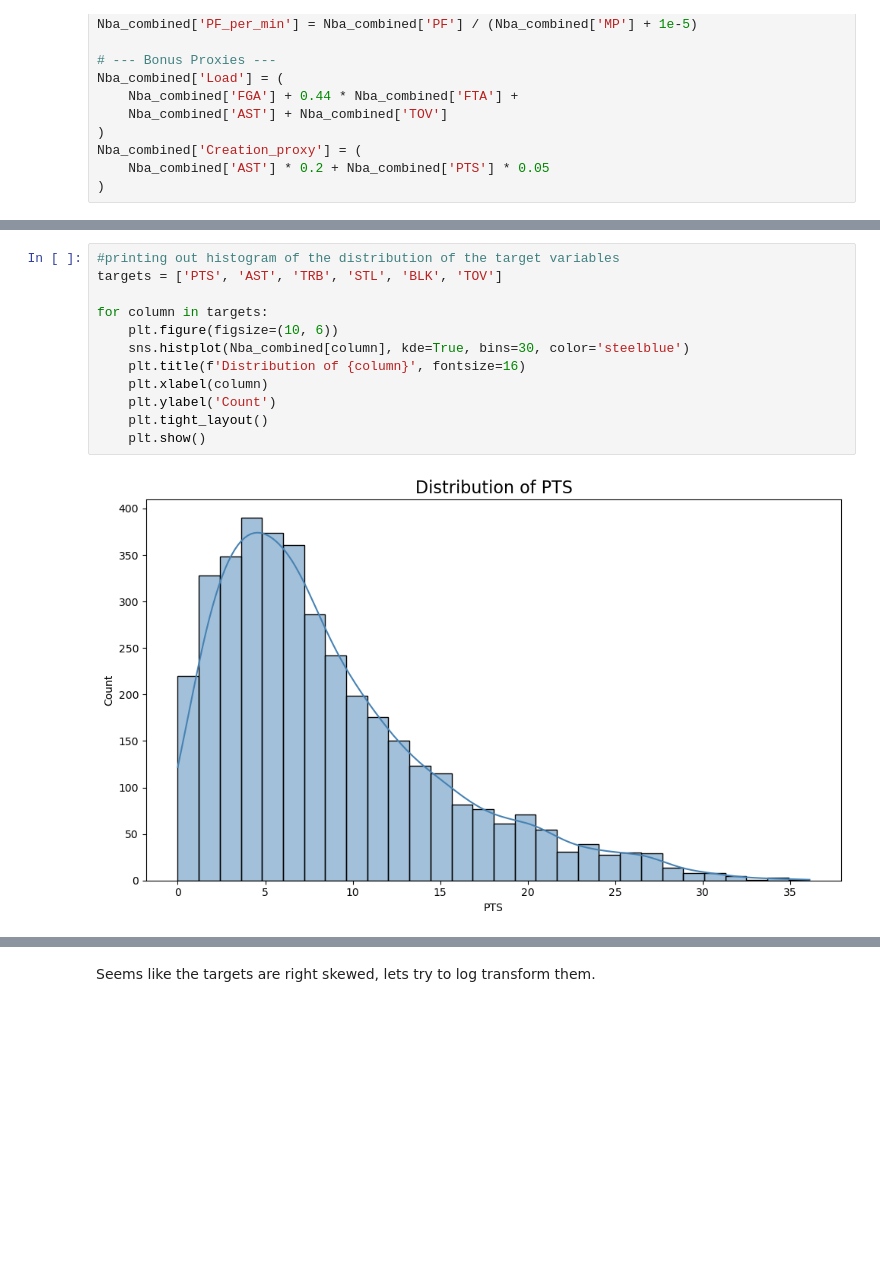
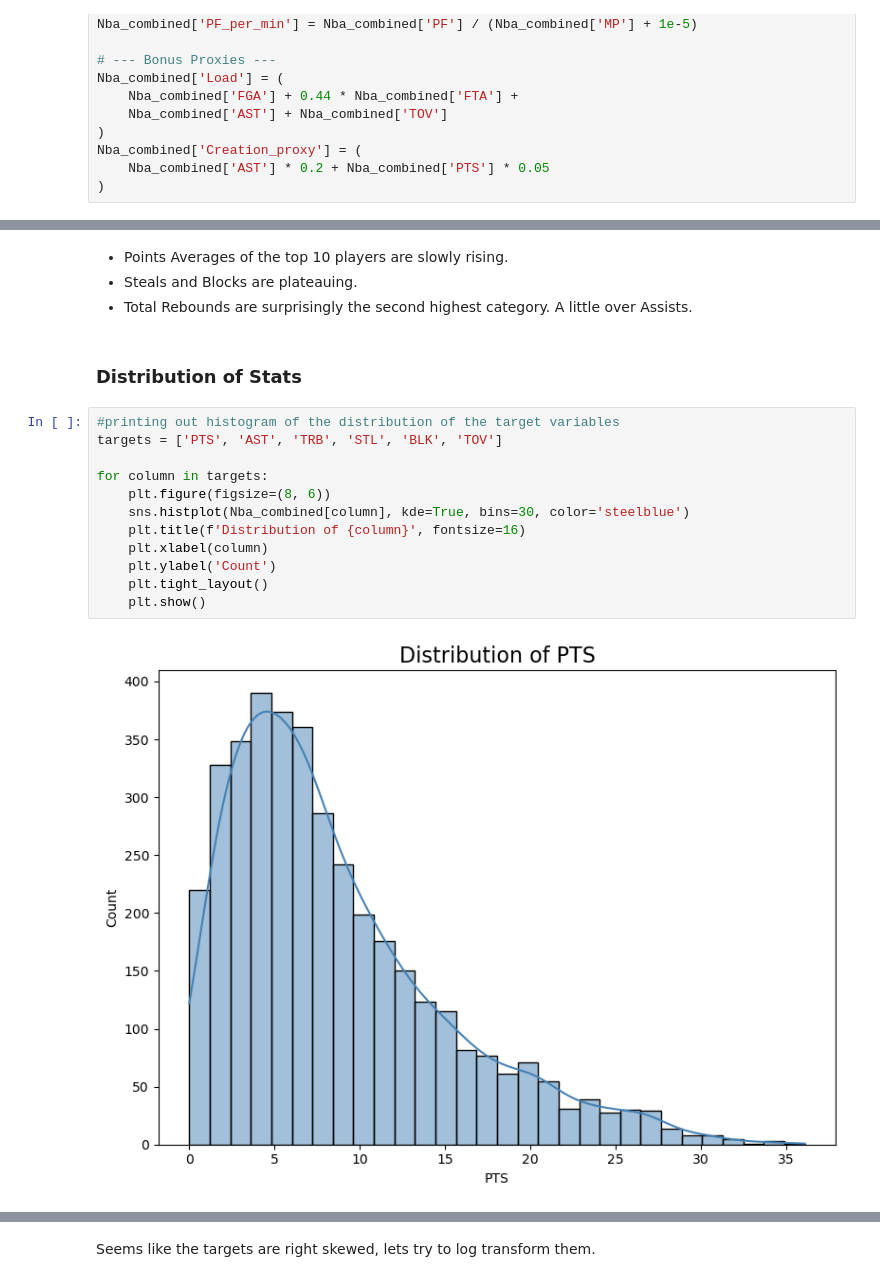
Before and after one commit to oduku1/Omar_Dukureh_Capstone_Final, a Jupyter notebook: Omar_Dukureh_Sprint_1/data.ipynb, the cells around one changed output, grey strips where cells are left out. Drawn from its saved outputs; the diff is of its cells as text; blank space fills up the shorter version.

```diff
--- a/Omar_Dukureh_Sprint_1/data.ipynb
+++ b/Omar_Dukureh_Sprint_1/data.ipynb
@@ -201,14 +266,20 @@ Index(['Age', 'G', 'GS', 'MP', 'FG', 'FGA', 'FG%', '3P', '3PA', '3P%', '2P',
+# %% [markdown]
+- Points Averages of the top 10 players are slowly rising.
+- Steals and Blocks are plateauing.
+- Total Rebounds are surprisingly the second highest category. A little over Assists.
+# %% [markdown]
+### Distribution of Stats
 # %%
 #printing out histogram of the distribution of the target variables
 targets = ['PTS', 'AST', 'TRB', 'STL', 'BLK', 'TOV']
 
 for column in targets:
-    plt.figure(figsize=(10, 6))
+    plt.figure(figsize=(8, 6))
     sns.histplot(Nba_combined[column], kde=True, bins=30, color='steelblue')
     plt.title(f'Distribution of {column}', fontsize=16)
     plt.xlabel(column)
     plt.ylabel('Count')
     plt.tight_layout()
     plt.show()
 # %% [output]
-[figure, old version]
+[figure, new version]
```
Also changed, not shown: parts of 16 cells of this notebook.
